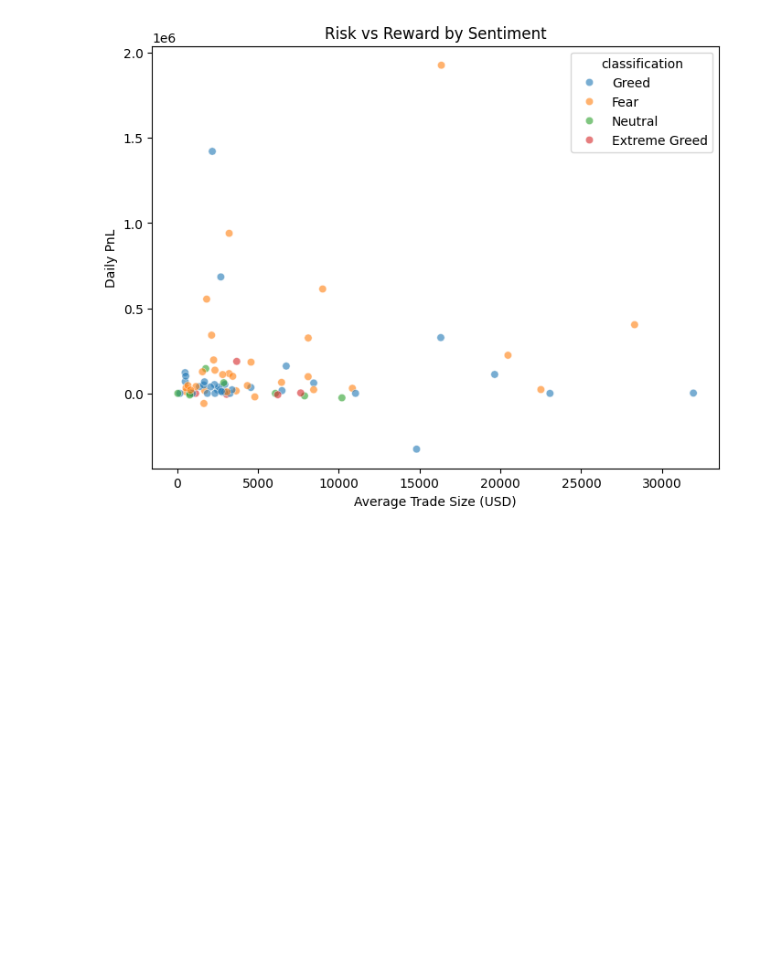
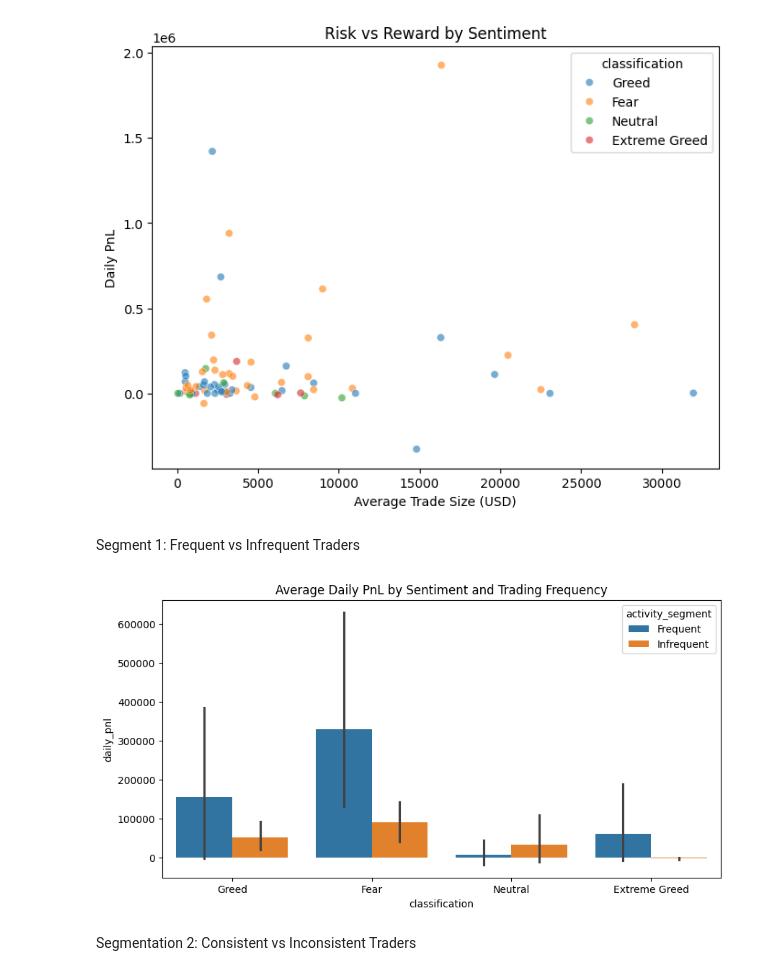
Before and after one commit to NIkunj-17/primetrade.ai-trader-sentiment, a Jupyter notebook: notebooks/data_analysis.ipynb, the cells around one changed output. Cells and saved outputs as stored; diff of their text form; code cells hidden in the pictures; blank space fills up the shorter version.

Commit message:
Trader segmentation: frequency and consistency analysis

```diff
--- a/notebooks/data_analysis.ipynb
+++ b/notebooks/data_analysis.ipynb
@@ -282,3 +282,42 @@ plt.ylabel("Daily PnL")
 plt.show()
 # %% [output]
 [figure]
+# %% [markdown]
+Segment 1: Frequent vs Infrequent Traders
+# %%
+trader_activity = (
+    daily_metrics
+    .groupby('Account')
+    .agg(
+        avg_trades_per_day=('trades_per_day', 'mean')
+    )
+    .reset_index()
+)
+# %%
+threshold = trader_activity['avg_trades_per_day'].median()
+
+trader_activity['activity_segment'] = (
+    trader_activity['avg_trades_per_day']
+    .apply(lambda x: 'Frequent' if x >= threshold else 'Infrequent')
+)
+# %%
+daily_metrics = daily_metrics.merge(
+    trader_activity[['Account', 'activity_segment']],
+    on='Account',
+    how='left'
+)
+# %%
+plt.figure(figsize=(10,5))
+sns.barplot(
+    data=daily_metrics,
+    x='classification',
+    y='daily_pnl',
+    hue='activity_segment'
+)
+
+plt.title("Average Daily PnL by Sentiment and Trading Frequency")
+plt.show()
+# %% [output]
+[figure, added]
+# %% [markdown]
+Segmentation 2: Consistent vs Inconsistent Traders
```
Also changed, not shown: parts of 4 cells of this notebook.
